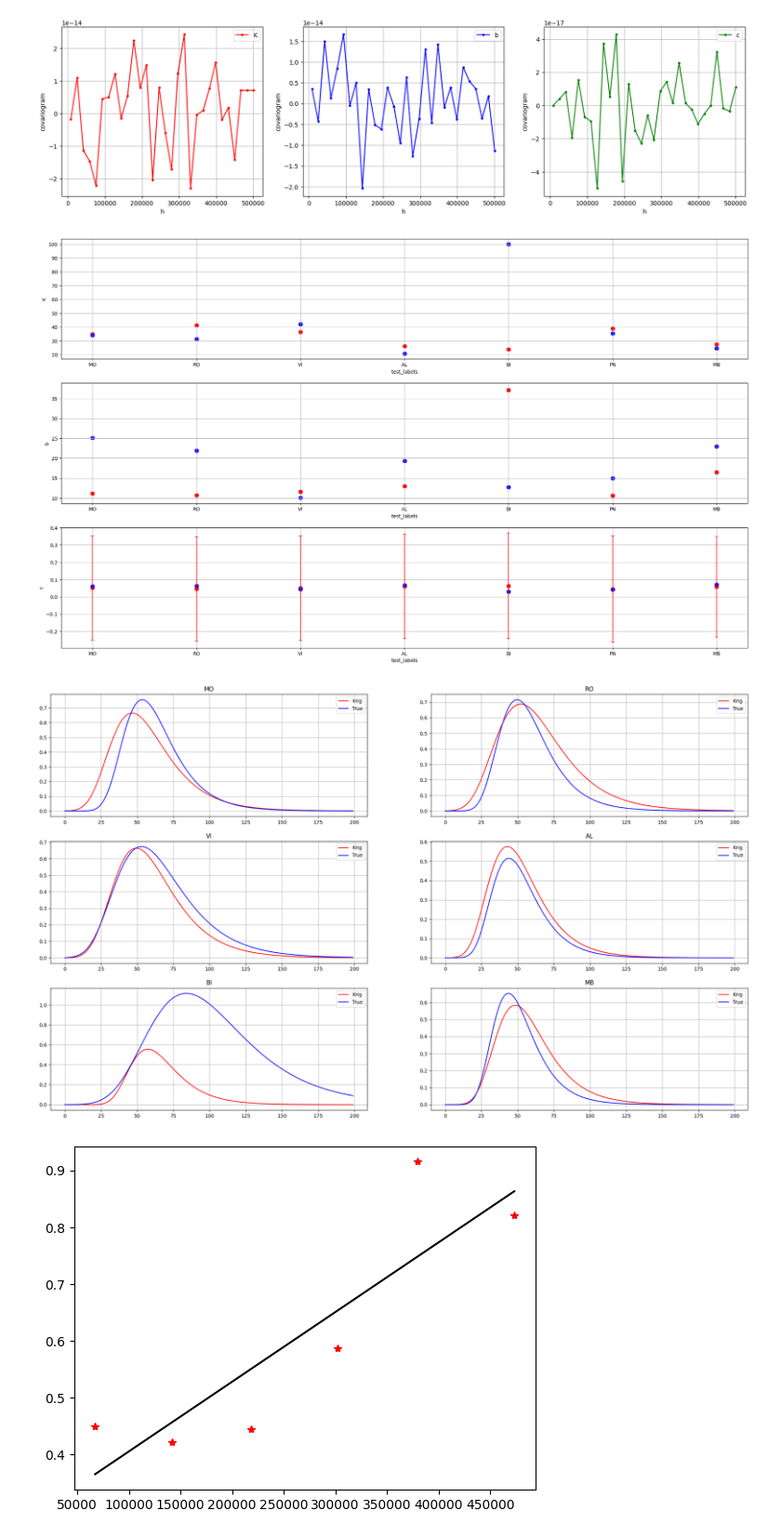
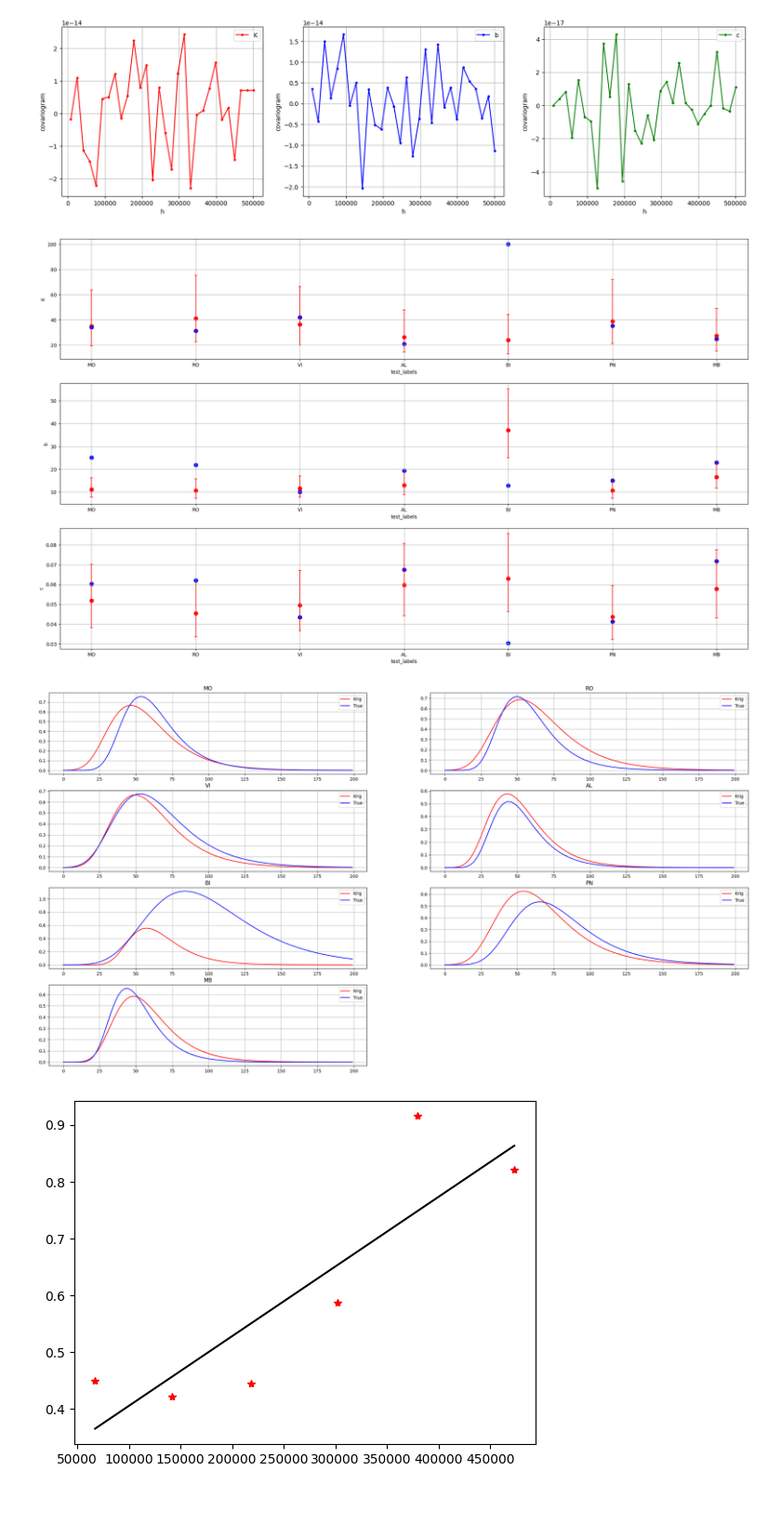
Before and after one commit to Adrianominora/Wave, a Jupyter notebook: script/Kriging.ipynb, the cells around one changed output. Shown at 93% size. Saved outputs shown, nothing was run; the diff lists cells and outputs as text; code cells hidden in the pictures; blank space fills up the shorter version.

```diff
--- a/script/Kriging.ipynb
+++ b/script/Kriging.ipynb
@@ -209,9 +209,9 @@ plt.figure(figsize=(25,15))
 for i,sigla in enumerate(test_labels):
     index = p_list.index(sigla)
     plt.subplot(3,1,1)
-    plt.vlines(i, Z_1[i]-S_1[i]**0.5,Z_1[i]+S_1[i]**0.5, colors='red', alpha=0.8)
-    plt.scatter(i,  Z_1[i]-S_1[i]**0.5, color='red', alpha=0.8, marker='_')
-    plt.scatter(i,  Z_1[i]+S_1[i]**0.5, color='red', alpha=0.8, marker='_')
+    plt.vlines(i, np.exp(np.log(Z_1[i])-S_1[i]**0.5),np.exp(np.log(Z_1[i])+S_1[i]**0.5), colors='red', alpha=0.8)
+    plt.scatter(i,  np.exp(np.log(Z_1[i])-S_1[i]**0.5), color='red', alpha=0.8, marker='_')
+    plt.scatter(i,  np.exp(np.log(Z_1[i])+S_1[i]**0.5), color='red', alpha=0.8, marker='_')
     plt.scatter(i, Z_1[i], color='red', sizes=ms)
     plt.scatter(i, z1[index], color='blue', sizes=ms)
     plt.xlabel('test_labels')
@@ -220,9 +220,9 @@ for i,sigla in enumerate(test_labels):
     plt.grid(True)
 
     plt.subplot(3,1,2)
-    plt.vlines(i, Z_2[i]-S_2[i]**0.5,Z_2[i]+S_2[i]**0.5, colors='red', alpha=0.8)
-    plt.scatter(i,  Z_2[i]-S_2[i]**0.5, color='red', alpha=0.8, marker='_')
-    plt.scatter(i,  Z_2[i]+S_2[i]**0.5, color='red', alpha=0.8, marker='_')
+    plt.vlines(i, np.exp(np.log(Z_2[i])-S_2[i]**0.5),np.exp(np.log(Z_2[i])+S_2[i]**0.5), colors='red', alpha=0.8)
+    plt.scatter(i,  np.exp(np.log(Z_2[i])-S_2[i]**0.5), color='red', alpha=0.8, marker='_')
+    plt.scatter(i,  np.exp(np.log(Z_2[i])+S_2[i]**0.5), color='red', alpha=0.8, marker='_')
     plt.scatter(i, Z_2[i], color='red', sizes=ms)
     plt.scatter(i, z2[index], color='blue', sizes=ms)
     plt.xlabel('test_labels')
@@ -231,9 +231,9 @@ for i,sigla in enumerate(test_labels):
     plt.grid(True)
 
     plt.subplot(3,1,3)
-    plt.vlines(i, Z_3[i]-S_3[i]**0.5,Z_3[i]+S_3[i]**0.5, colors='red', alpha=0.8)
-    plt.scatter(i,  Z_3[i]-S_3[i]**0.5, color='red', alpha=0.8, marker='_')
-    plt.scatter(i,  Z_3[i]+S_3[i]**0.5, color='red', alpha=0.8, marker='_')
+    plt.vlines(i, np.exp(np.log(Z_3[i])-S_3[i]**0.5),np.exp(np.log(Z_3[i])+S_3[i]**0.5), colors='red', alpha=0.8)
+    plt.scatter(i,  np.exp(np.log(Z_3[i])-S_3[i]**0.5), color='red', alpha=0.8, marker='_')
+    plt.scatter(i,  np.exp(np.log(Z_3[i])+S_3[i]**0.5), color='red', alpha=0.8, marker='_')
     plt.scatter(i, Z_3[i], color='red', sizes=ms)
     plt.scatter(i, z3[index], color='blue', sizes=ms)
     plt.xlabel('test_labels')
@@ -241,26 +241,25 @@ for i,sigla in enumerate(test_labels):
     plt.ylabel('c')
     plt.grid(True)
 # %% [output]
-[figure, old version]
+[figure, new version]
 # %%
 # Plotting curves
 tt = np.arange(0,200)
-plt.figure(figsize=(25,15))
+plt.figure(figsize=(28,15))
 j=0
 for i,sigla in enumerate(test_labels):
-    if not sigla=='PN':
-        index = p_list.index(sigla)
-        plt.subplot(3,2,j+1)
-        plt.title(sigla)
-        plt.grid(True)
-        wave_krig = fc.gompertz(tt,Z_1[i], Z_2[i], Z_3[i])
-        wave_true = fc.gompertz(tt,z1[index], z2[index], z3[index])
-        plt.plot(tt,wave_krig, color='red', label='Krig')
-        plt.plot(tt,wave_true, color='blue', label='True')
-        plt.legend()
-        j+=1
+    index = p_list.index(sigla)
+    plt.subplot(4,2,j+1)
+    plt.title(sigla)
+    plt.grid(True)
+    wave_krig = fc.gompertz(tt,Z_1[i], Z_2[i], Z_3[i])
+    wave_true = fc.gompertz(tt,z1[index], z2[index], z3[index])
+    plt.plot(tt,wave_krig, color='red', label='Krig')
+    plt.plot(tt,wave_true, color='blue', label='True')
+    plt.legend()
+    j+=1
 # %% [output]
-[figure, old version]
+[figure, new version]
 # %%
 Model_1.display_variogram_model()
 Model_2.display_variogram_model()
```
